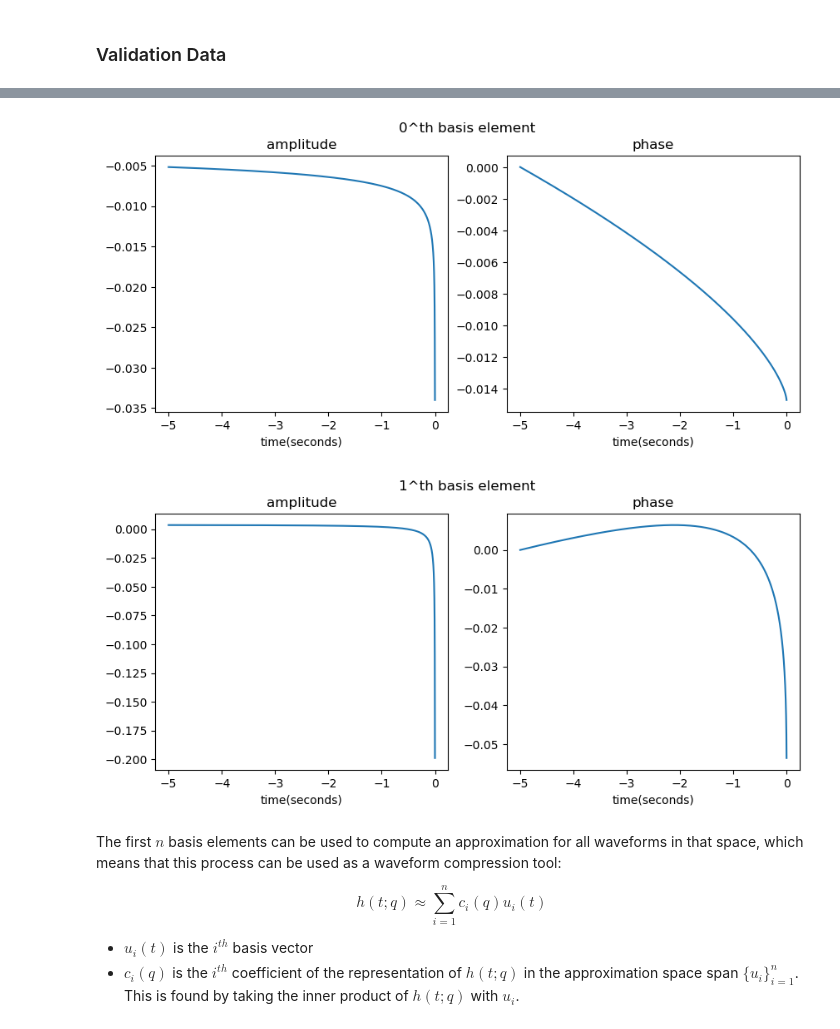
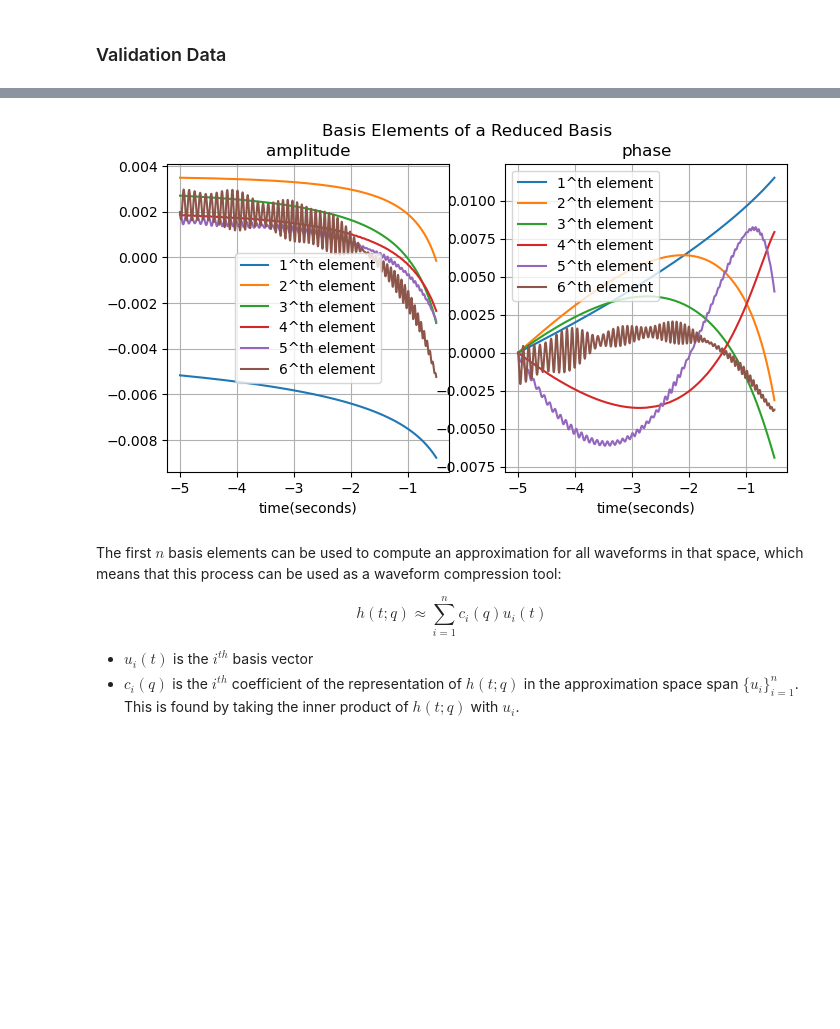
Before and after one commit to a-ravichandran/GW_surrogate_modellin_tutorial, a Jupyter notebook: surrogate4gw.ipynb, the cells around one changed output, grey strips where cells are left out. Saved outputs shown, nothing was run; the diff lists cells and outputs as text; code cells hidden in the pictures; blank space fills up the shorter version.

```diff
--- a/surrogate4gw.ipynb
+++ b/surrogate4gw.ipynb
@@ -99,7 +104,7 @@ distance = 100
 q_ts = np.arange(2.0,5.0+eps,.1) # mass ratio training set
 ts = [] # empty training set list
 
-fig = plt.figure(figsize=[10,4])
+fig = plt.figure(figsize=[8,4])
 axs = fig.subplots(nrows=1, ncols=2)
 
 for q in q_ts:
@@ -149,7 +202,7 @@ distance = 100
 q_vs = np.arange(2.05,4.95+eps,.1) # mass ratio validation set
 vs = [] # empty validation set list
 
-fig = plt.figure(figsize=[10,4])
+fig = plt.figure(figsize=[8,4])
 axs = fig.subplots(nrows=1, ncols=2)
 
 for q in q_vs:
@@ -219,28 +284,38 @@ plt.show()
 # %%
-basis_size = 5
+basis_size = 6
 basis_set = {}
 for key in training_data.keys():
     basis_set[key]  = u[key][:,0:basis_size]
 # %%
-for i in range(2):
-    fig = plt.figure(figsize=[10,4])
-    axs = fig.subplots(nrows=1, ncols=2)
-    fig.suptitle(f"{i}^th basis element")
+fig = plt.figure(figsize=[8,4])
+axs = fig.subplots(nrows=1, ncols=2)
+fig.suptitle(f"Basis Elements of a Reduced Basis")
+
+for i in range(basis_size):
+    ax = axs[0]
     b = basis_set["A"]
-    axs[0].plot(times, b[:,i])
-    axs[0].set_xlabel("time(seconds)")
-    axs[0].set_title("amplitude")
+    ax.plot(times[:-2048], b[:-2048,i], label=f"{i+1}^th element")
 
+    ax = axs[1]
     b = basis_set["ph"]
-    axs[1].plot(times, b[:,i])
-    axs[1].set_xlabel("time(seconds)")
-    axs[1].set_title("phase")
+    ax.plot(times[:-2048], b[:-2048,i], label=f"{i+1}^th element")
 
-    plt.show()
+ax = axs[0]
+ax.set_xlabel("time(seconds)")
+ax.set_title("amplitude")
+ax.legend()
+ax.grid()
+
+ax = axs[1]
+ax.set_xlabel("time(seconds)")
+ax.set_title("phase")
+ax.legend()
+ax.grid()
+
+plt.show()
 plt.close("all")
 # %% [output]
-[figure, old version]
+[figure, new version]
-[figure, removed]
 # %% [markdown]
 The first $n$ basis elements can be used to compute an approximation for all waveforms in that space, which means that this process can be used as a waveform compression tool:
 
```
Also changed, not shown: parts of 30 cells of this notebook, 1 other file.
